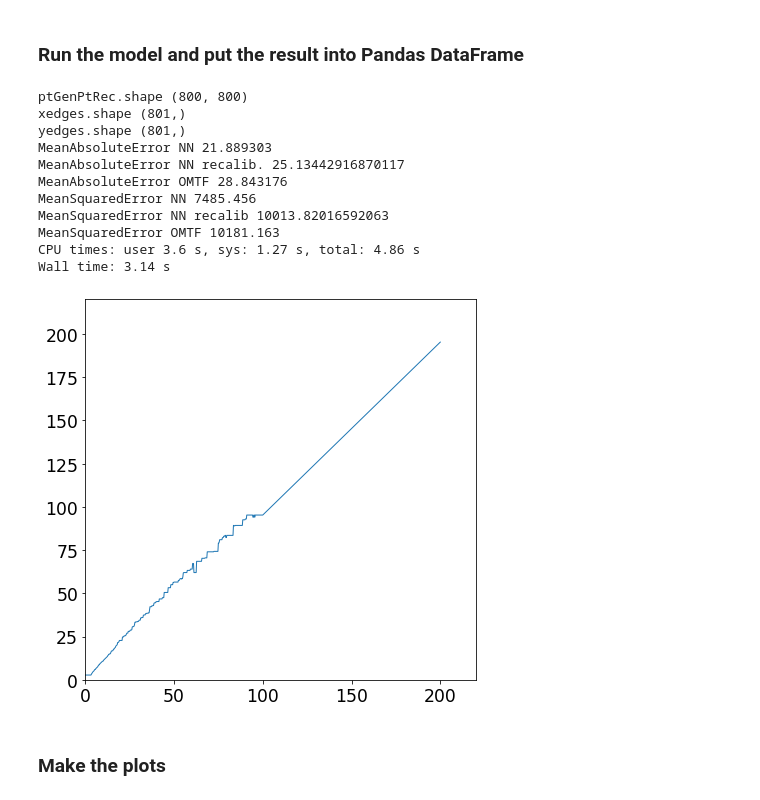
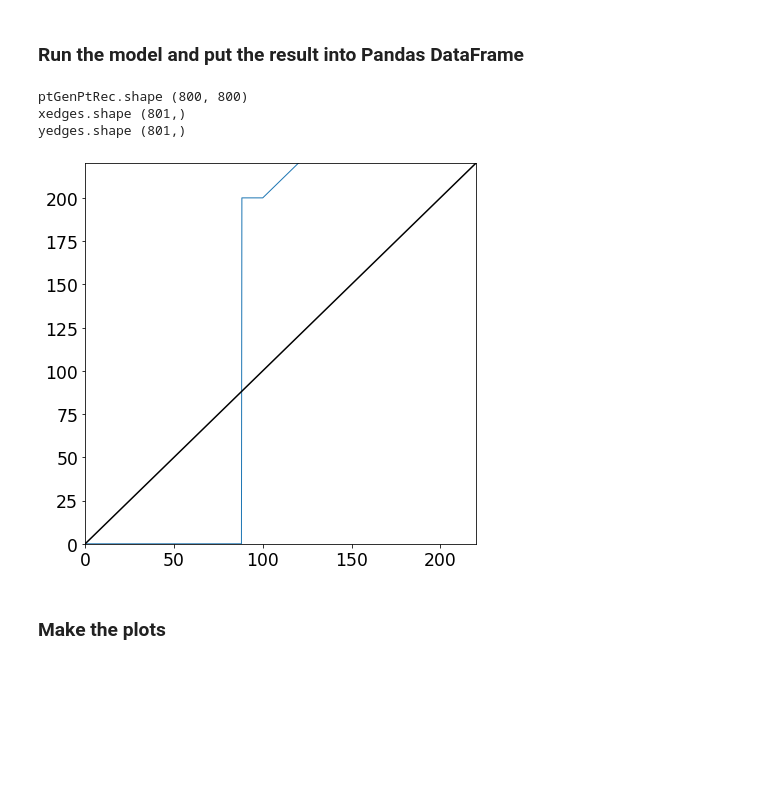
Before and after one commit to jpkusmiersk/omtf_nn_py, a Jupyter notebook: omtf_nn/LUT_NN_performance.ipynb, the cells around one changed output. Drawn from its saved outputs; the diff is of its cells as text; code cells hidden in the pictures; blank space fills up the shorter version.

```diff
--- a/omtf_nn/LUT_NN_performance.ipynb
+++ b/omtf_nn/LUT_NN_performance.ipynb
@@ -17,8 +17,11 @@ from architecture_definitions import *
 batchSize = 4096
 nEpochs=1
 
-testDataDir = "/scratch_ssd/akalinow/ProgrammingProjects/MachineLearning/OMTF/data/18_12_2020/"
-testFileNames = glob.glob(testDataDir+'OMTFHits_pats0x0003_newerSample_files_1_100_chunk_0.tfrecord.gzip')
+#testDataDir = "/scratch_ssd/akalinow/ProgrammingProjects/MachineLearning/OMTF/data/18_12_2020/"
+#testFileNames = glob.glob(testDataDir+'OMTFHits_pats0x0003_newerSample_files_1_100_chunk_0.tfrecord.gzip')
+
+testDataDir = "/scratch_cmsse/alibordi/data/test/"
+testFileNames = glob.glob(testDataDir+'SingleMu_iPtX_Feb15_Unfiltered.tfrecord.gzip')
 
 dataset = io.get_LUT_NN_dataset(batchSize, nEpochs, testFileNames,
                                 nRefLayers=nRefLayers,
@@ -77,32 +90,27 @@ _________________________________________________________________
 # %%
 import utility_functions as utils
 importlib.reload(utils)
 
 import plotting_functions as plf
 importlib.reload(plf)
 
 modelAnswerPostProc = partial(utils.lutNNAnswerPostProc, output_type=output_type)
 
 df = utils.df
 
-for aBatch in dataset.take(10):
+for aBatch in dataset:
     df = utils.fillPandasDataset(aBatch, df, model, modelAnswerPostProc)
+
+df = df[np.abs(df['GEN_eta'])<1.24]
+df = df[np.abs(df['GEN_eta'])>0.83]
 
 ptToPtCalibNN, xedges = plf.ptRecalibration(df, plot_dir, oneOverPt, "NN_pt")
 df["NN_pt_recalib"] = plf.ptRecalibrated(df["NN_pt"], ptToPtCalibNN, xedges)
 # %% [output]
 ptGenPtRec.shape (800, 800)
 xedges.shape (801,)
 yedges.shape (801,)
-MeanAbsoluteError NN 21.889303
-MeanAbsoluteError NN recalib. 25.13442916870117
-MeanAbsoluteError OMTF 28.843176
-MeanSquaredError NN 7485.456
-MeanSquaredError NN recalib 10013.82016592063
-MeanSquaredError OMTF 10181.163
-CPU times: user 3.6 s, sys: 1.27 s, total: 4.86 s
-Wall time: 3.14 s
-[figure, old version]
+[figure, new version]
 # %% [markdown]
 ### Make the plots
 # %%
```
Also changed, not shown: parts of 3 cells of this notebook, 5 other files.
